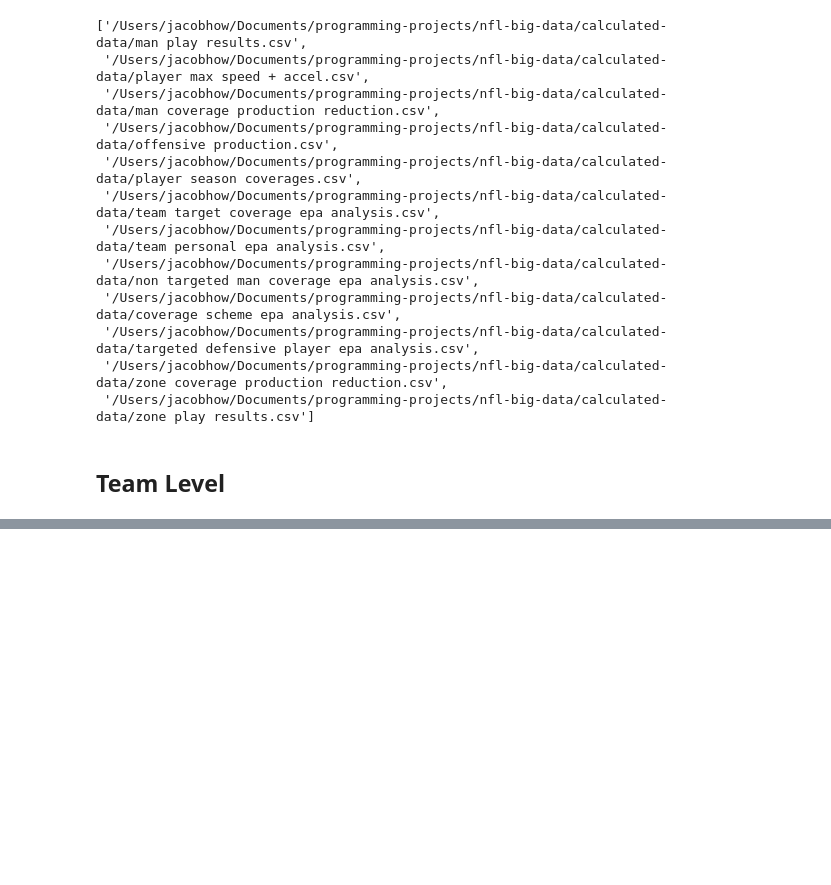
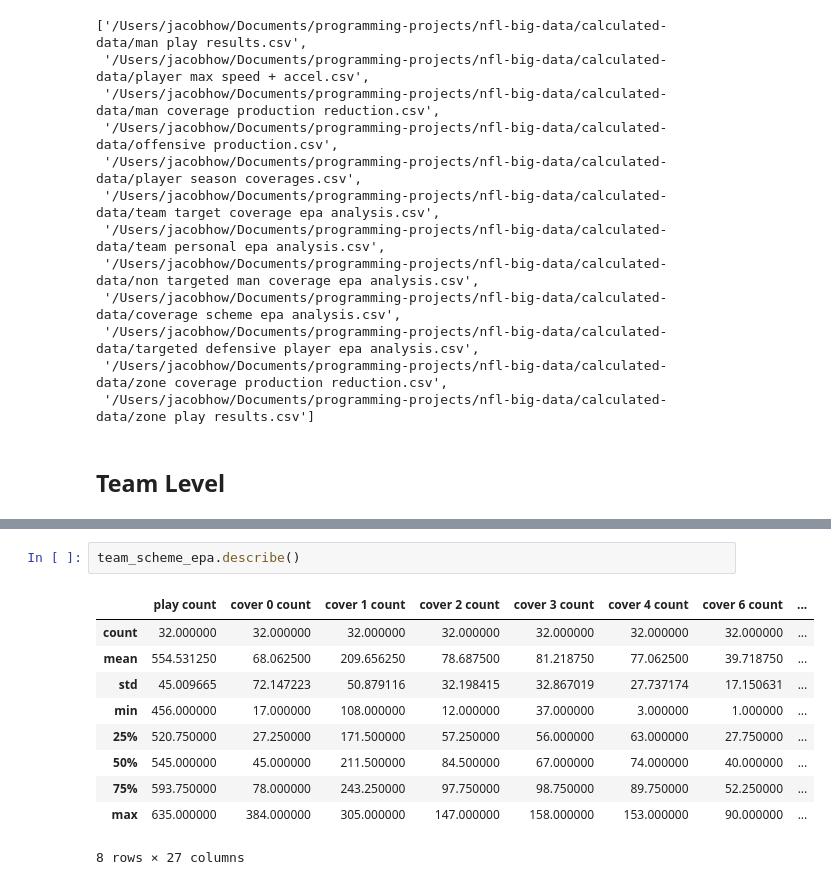
Before and after one commit to jhowenstein/nfl-big-data, a Jupyter notebook: notebooks/analysis/Team Evaluation.ipynb, the cells around one changed output, grey strips where cells are left out. Cells and saved outputs as stored; diff of their text form; blank space fills up the shorter version.

```diff
--- a/notebooks/analysis/Team Evaluation.ipynb
+++ b/notebooks/analysis/Team Evaluation.ipynb
@@ -43,0 +77,13 @@ team_scheme_epa.head()
+# %%
+team_scheme_epa.describe()
+# %% [output]
+|  | play count | cover 0 count | cover 1 count | cover 2 count | cover 3 count | cover 4 count | cover 6 count | ... |
+| count | 32.000000 | 32.000000 | 32.000000 | 32.000000 | 32.000000 | 32.000000 | 32.000000 | ... |
+| mean | 554.531250 | 68.062500 | 209.656250 | 78.687500 | 81.218750 | 77.062500 | 39.718750 | ... |
+| std | 45.009665 | 72.147223 | 50.879116 | 32.198415 | 32.867019 | 27.737174 | 17.150631 | ... |
+| min | 456.000000 | 17.000000 | 108.000000 | 12.000000 | 37.000000 | 3.000000 | 1.000000 | ... |
+| 25% | 520.750000 | 27.250000 | 171.500000 | 57.250000 | 56.000000 | 63.000000 | 27.750000 | ... |
+| 50% | 545.000000 | 45.000000 | 211.500000 | 84.500000 | 67.000000 | 74.000000 | 40.000000 | ... |
+| 75% | 593.750000 | 78.000000 | 243.250000 | 97.750000 | 98.750000 | 89.750000 | 52.250000 | ... |
+| max | 635.000000 | 384.000000 | 305.000000 | 147.000000 | 158.000000 | 153.000000 | 90.000000 | ... |
+8 rows × 27 columns
```
Also changed, not shown: parts of 10 cells of this notebook, 5 other files.
